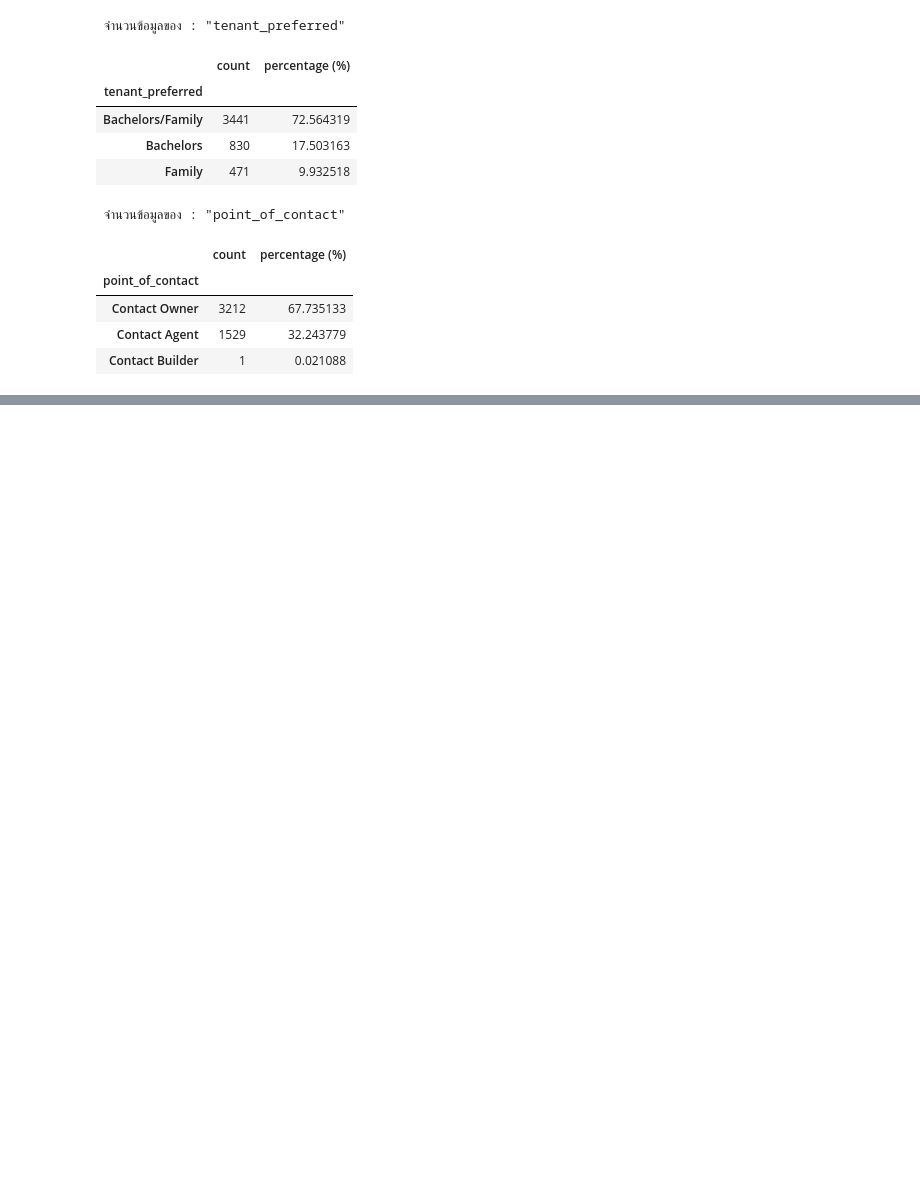
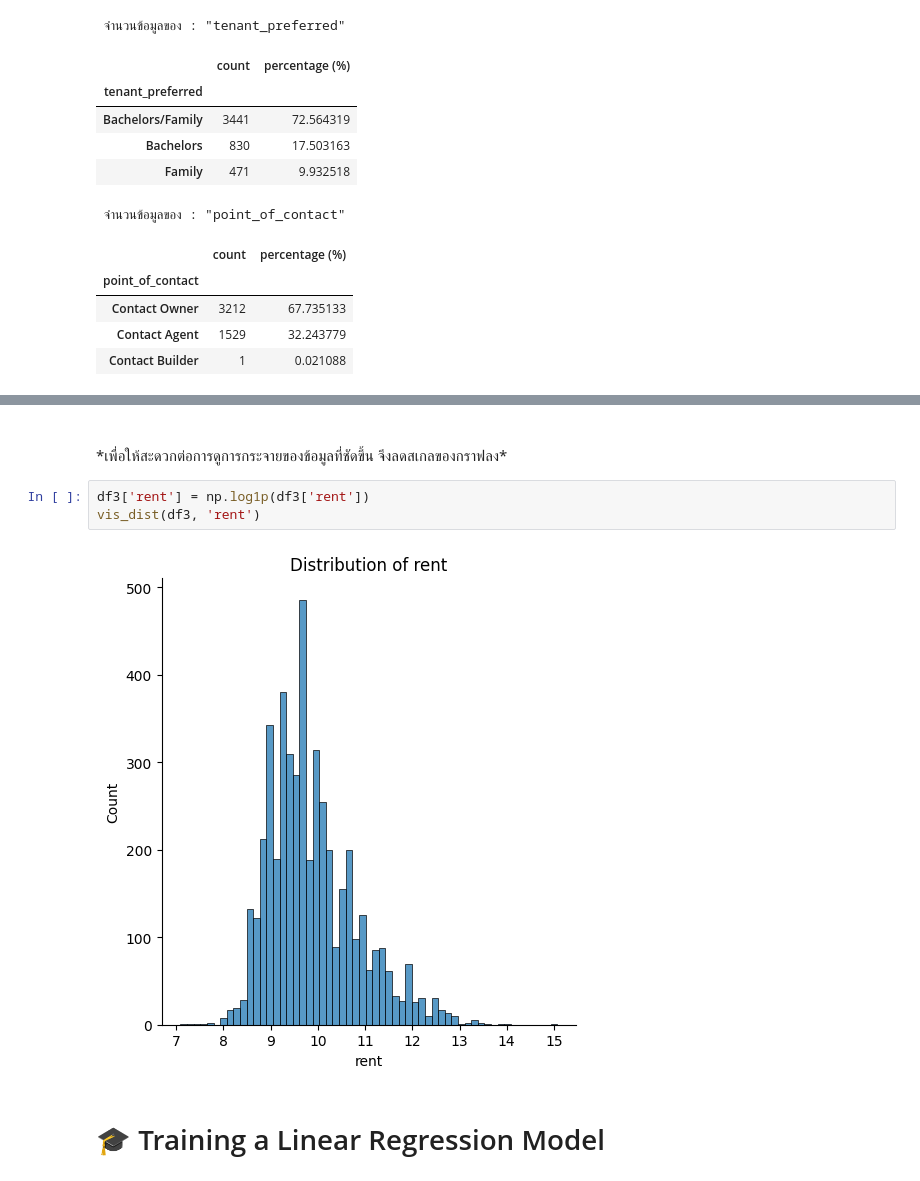
Before and after one commit to MrYellowSock/House-Rent-Prediction-in-India, a Jupyter notebook: HouseRentIndia.ipynb, the cells around one changed output, grey strips where cells are left out. Saved outputs shown, nothing was run; the diff lists cells and outputs as text; blank space fills up the shorter version.

```diff
--- a/HouseRentIndia.ipynb
+++ b/HouseRentIndia.ipynb
@@ -285,0 +310,10 @@ sns.histplot(df4['rent'])
+# %% [markdown]
+<br>
+*เพื่อให้สะดวกต่อการดูการกระจายของข้อมูลที่ชัดขึ้น จึงลดสเกลของกราฟลง*
+# %%
+df3['rent'] = np.log1p(df3['rent'])
+vis_dist(df3, 'rent')
+# %% [output]
+[figure, added]
+# %% [markdown]
+# 🎓 Training a Linear Regression Model
```
Also changed, not shown: parts of 23 cells of this notebook.
